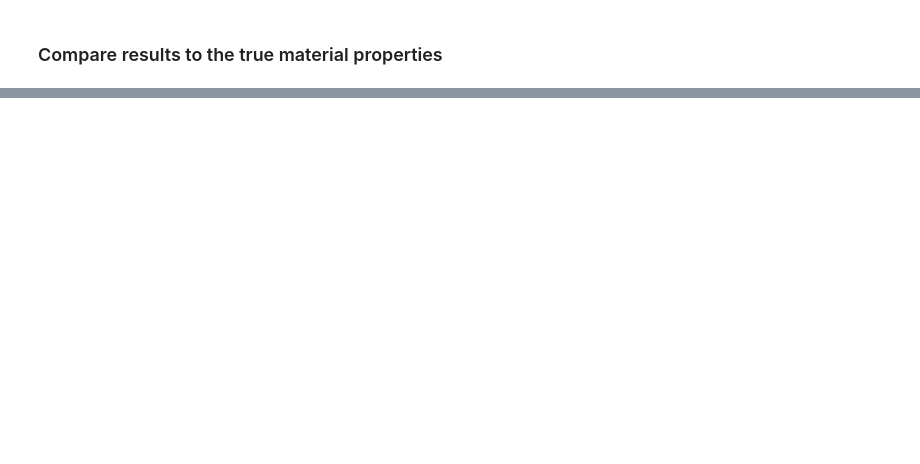
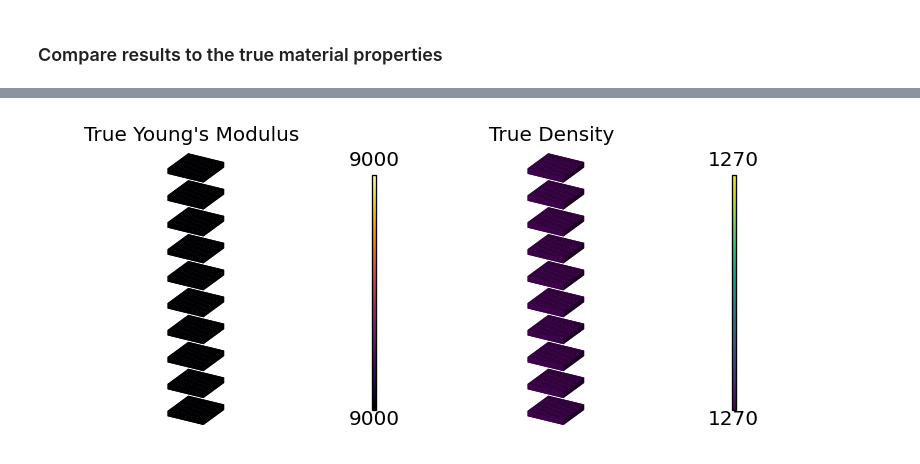
Before and after one commit to berthyf96/visvib-tomography, a Jupyter notebook: demo_simulated_cube.ipynb, the cells around one changed output, grey strips where cells are left out. Cells and saved outputs as stored; diff of their text form; code cells hidden in the pictures; blank space fills up the shorter version.

```diff
--- a/demo_simulated_cube.ipynb
+++ b/demo_simulated_cube.ipynb
@@ -451,14 +458,18 @@ plt.show()
 # %%
-fig = plt.figure(figsize=(4, 20))
+"""
+View the true stiffness and density values.
+"""
+fig = plt.figure(constrained_layout=True, dpi=120)
 
-pad_height = 7
-ax = fig.add_subplot(2, 2, 3, projection='3d')
+ax = fig.add_subplot(1, 2, 1, projection='3d')
 ax.set_proj_type('ortho')
 ax.set_title("True Young's Modulus")
-plot_3d_cube(cube_forward, true_w, cmap=cm.inferno, pad_height=pad_height, fig=fig, ax=ax)
+vvt.vis.plot_3d_cube(cube_forward, true_w, cmap='inferno', fig=fig, ax=ax)
 
-ax = fig.add_subplot(2, 2, 4, projection='3d')
+ax = fig.add_subplot(1, 2, 2, projection='3d')
 ax.set_proj_type('ortho')
 ax.set_title("True Density")
-plot_3d_cube(cube_forward, true_v, cmap=cm.viridis, pad_height=pad_height, fig=fig, ax=ax)
+vvt.vis.plot_3d_cube(cube_forward, true_v, cmap='viridis', fig=fig, ax=ax)
 plt.show()
+# %% [output]
+[figure, added]
```
Also changed, not shown: parts of 13 cells of this notebook, 4 other files.
